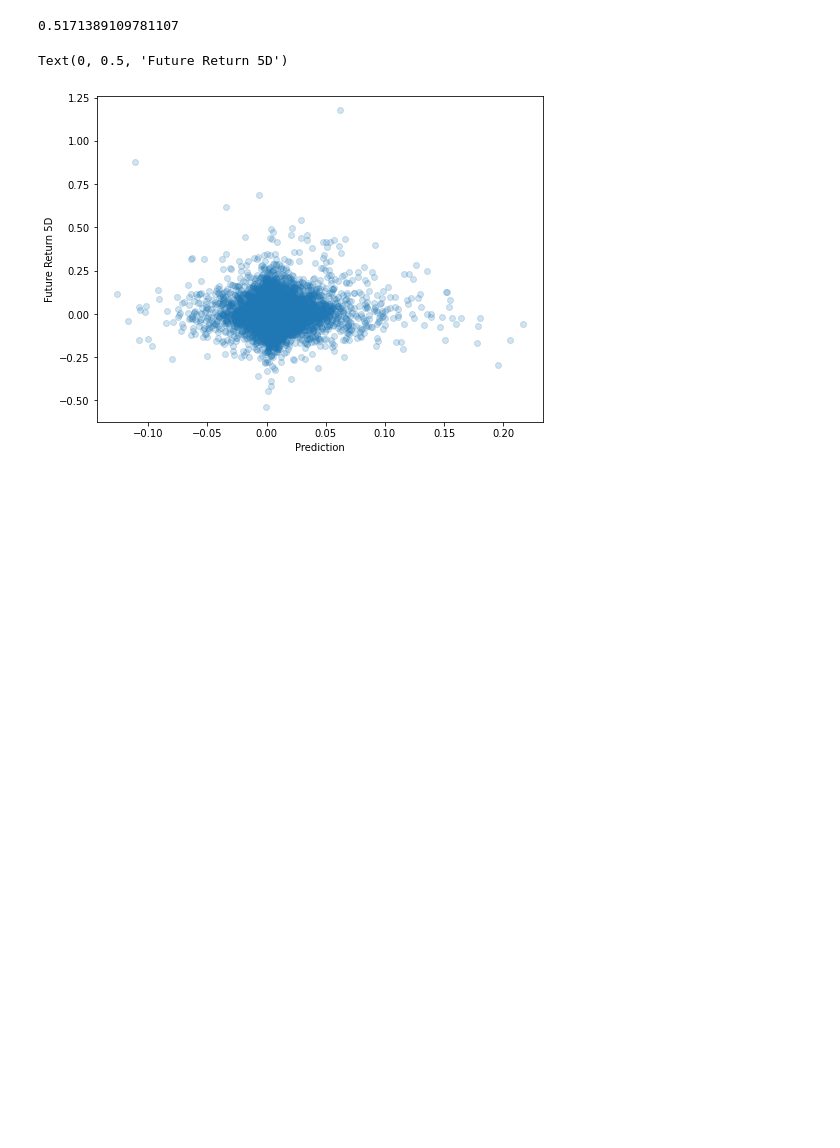
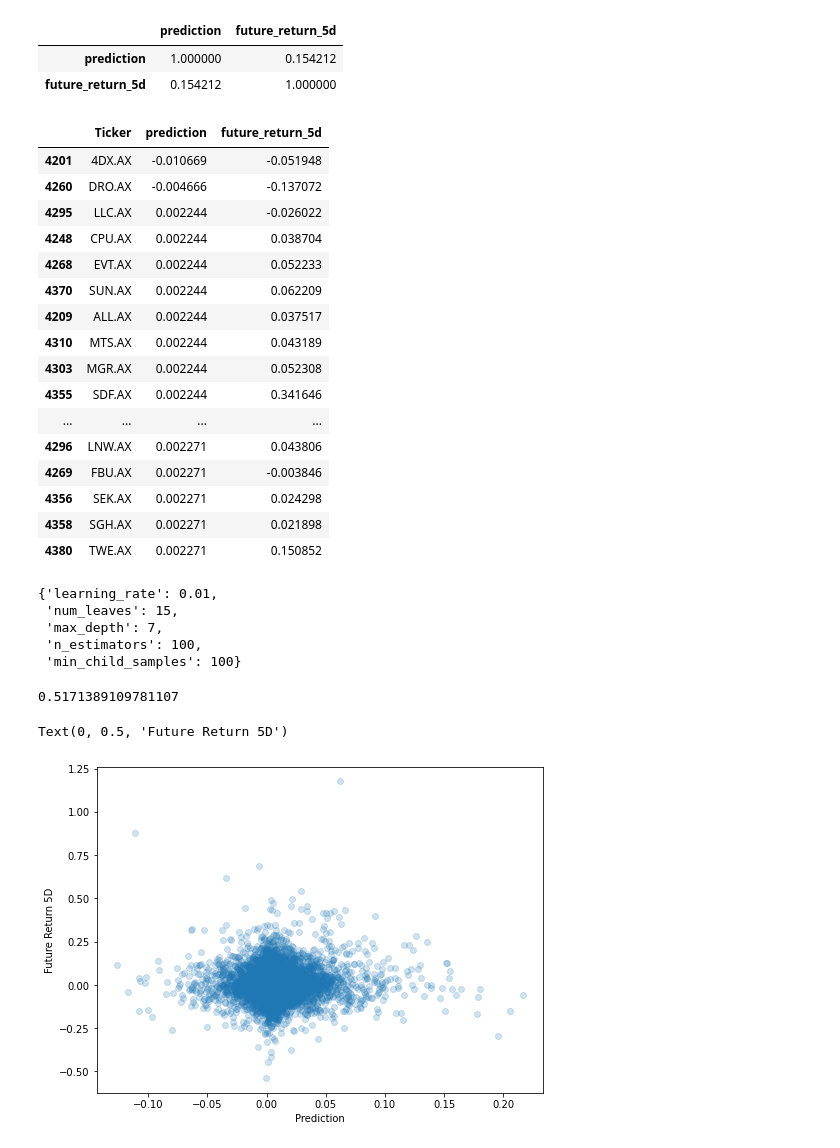
Before and after one commit to hungryfire267/systematic-equities-research, a Jupyter notebook: notebooks/lightgbm_walkforward_research.ipynb, the cells around one changed output. Saved outputs shown, nothing was run; the diff lists cells and outputs as text; code cells hidden in the pictures; blank space fills up the shorter version.

```diff
--- a/notebooks/lightgbm_walkforward_research.ipynb
+++ b/notebooks/lightgbm_walkforward_research.ipynb
@@ -57,0 +86,10 @@ output_test
+# %%
+int_params = [
+    "num_leaves",
+    "max_depth",
+    "n_estimators",
+    "min_child_samples",
+]
+
+for p in int_params:
+    best_params[p] = int(best_params[p])
@@ -58,3 +210,51 @@ output_test
+# %%
+date = test_preds["Date"].iloc[0]
+
+tmp = test_preds[test_preds["Date"] == date].copy()
+
+tmp[["prediction", "future_return_5d"]].corr(method="spearman")
+# %% [output]
+|  | prediction | future_return_5d |
+| prediction | 1.000000 | 0.154212 |
+| future_return_5d | 0.154212 | 1.000000 |
+# %%
+bad_date = "2026-06-02"
+
+tmp = test_preds[test_preds["Date"] == bad_date].copy()
+
+tmp.sort_values("prediction", ascending=False)[
+    ["Ticker", "prediction", "future_return_5d"]
+].head(20)
+
+tmp.sort_values("prediction", ascending=True)[
+    ["Ticker", "prediction", "future_return_5d"]
+].head(20)
+# %% [output]
+|  | Ticker | prediction | future_return_5d |
+| 4201 | 4DX.AX | -0.010669 | -0.051948 |
+| 4260 | DRO.AX | -0.004666 | -0.137072 |
+| 4295 | LLC.AX | 0.002244 | -0.026022 |
+| 4248 | CPU.AX | 0.002244 | 0.038704 |
+| 4268 | EVT.AX | 0.002244 | 0.052233 |
+| 4370 | SUN.AX | 0.002244 | 0.062209 |
+| 4209 | ALL.AX | 0.002244 | 0.037517 |
+| 4310 | MTS.AX | 0.002244 | 0.043189 |
+| 4303 | MGR.AX | 0.002244 | 0.052308 |
+| 4355 | SDF.AX | 0.002244 | 0.341646 |
+| ... | ... | ... | ... |
+| 4296 | LNW.AX | 0.002271 | 0.043806 |
+| 4269 | FBU.AX | 0.002271 | -0.003846 |
+| 4356 | SEK.AX | 0.002271 | 0.024298 |
+| 4358 | SGH.AX | 0.002271 | 0.021898 |
+| 4380 | TWE.AX | 0.002271 | 0.150852 |
+# %%
+best_params
+# %% [output]
+{'learning_rate': 0.01,
+ 'num_leaves': 15,
+ 'max_depth': 7,
+ 'n_estimators': 100,
+ 'min_child_samples': 100}
 # %%
 directional_accuracy = (
     (output_test["prediction"] > 0)
```
Also changed, not shown: parts of 15 cells of this notebook, 8 other files.
